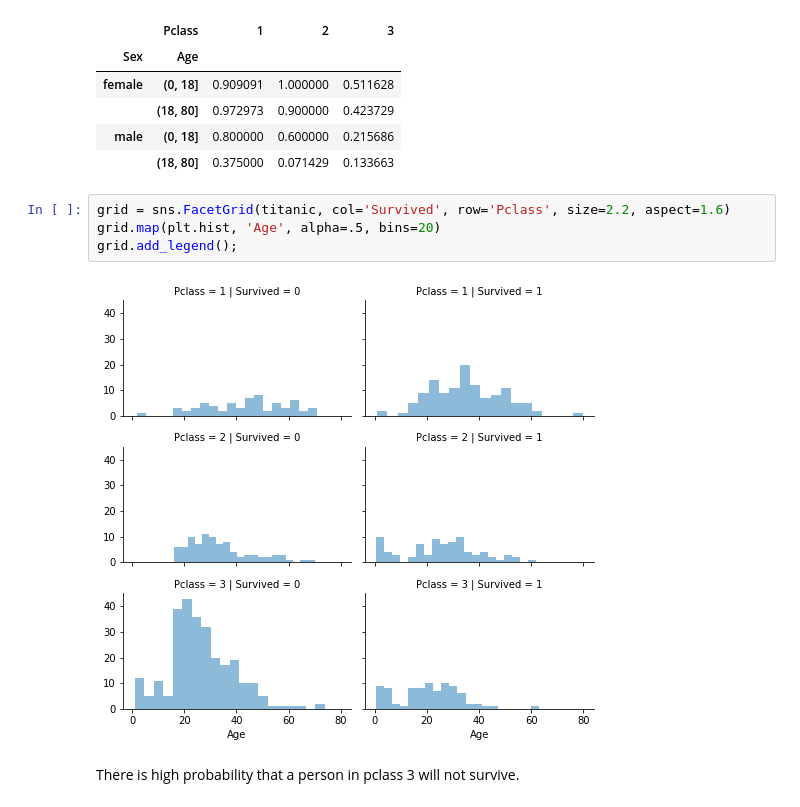
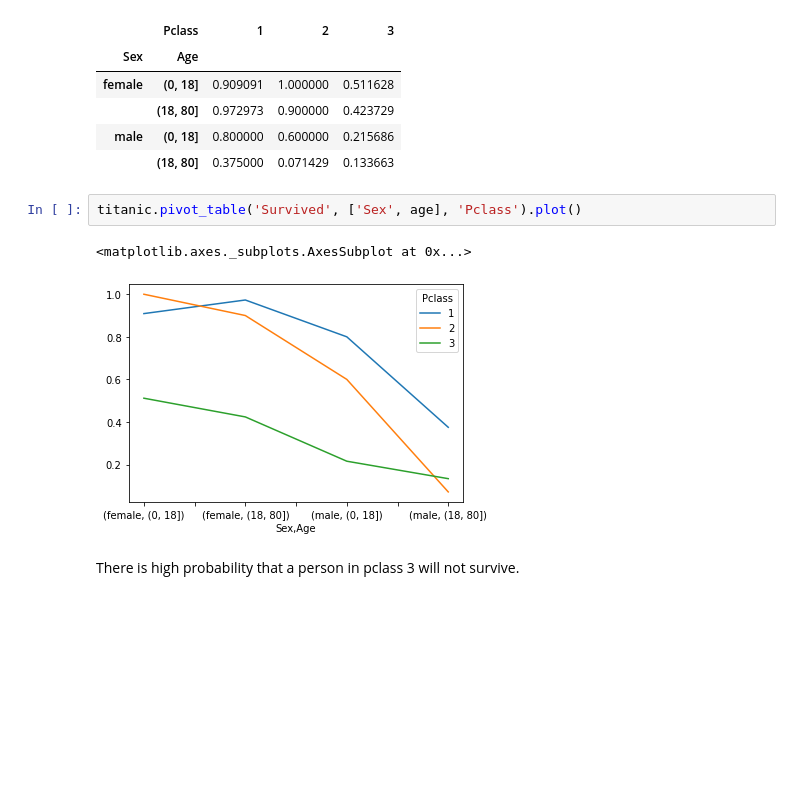
Before and after one commit to jayaemekar/Appiled-Machine-Learning, a Jupyter notebook: EXAM_TITANIC_NextSteps.ipynb, the cells around one changed output. Cells and saved outputs as stored; diff of their text form; blank space fills up the shorter version.

```diff
--- a/EXAM_TITANIC_NextSteps.ipynb
+++ b/EXAM_TITANIC_NextSteps.ipynb
@@ -209,12 +237,11 @@ titanic.pivot_table('Survived', ['Sex', age], 'Pclass')
 |  | (18, 80] | 0.972973 | 0.900000 | 0.423729 |
 | male | (0, 18] | 0.800000 | 0.600000 | 0.215686 |
 |  | (18, 80] | 0.375000 | 0.071429 | 0.133663 |
-# %%
-grid = sns.FacetGrid(titanic, col='Survived', row='Pclass', size=2.2, aspect=1.6)
-grid.map(plt.hist, 'Age', alpha=.5, bins=20)
-grid.add_legend();
-# %% [output]
-[figure, removed]
+# %%
+titanic.pivot_table('Survived', ['Sex', age], 'Pclass').plot()
+# %% [output]
+<matplotlib.axes._subplots.AxesSubplot at 0x...>
+[figure, added]
 # %% [markdown]
 There is high probability that a person in pclass 3 will not survive.
 # %% [markdown]
```
Also changed, not shown: parts of 55 cells of this notebook.
